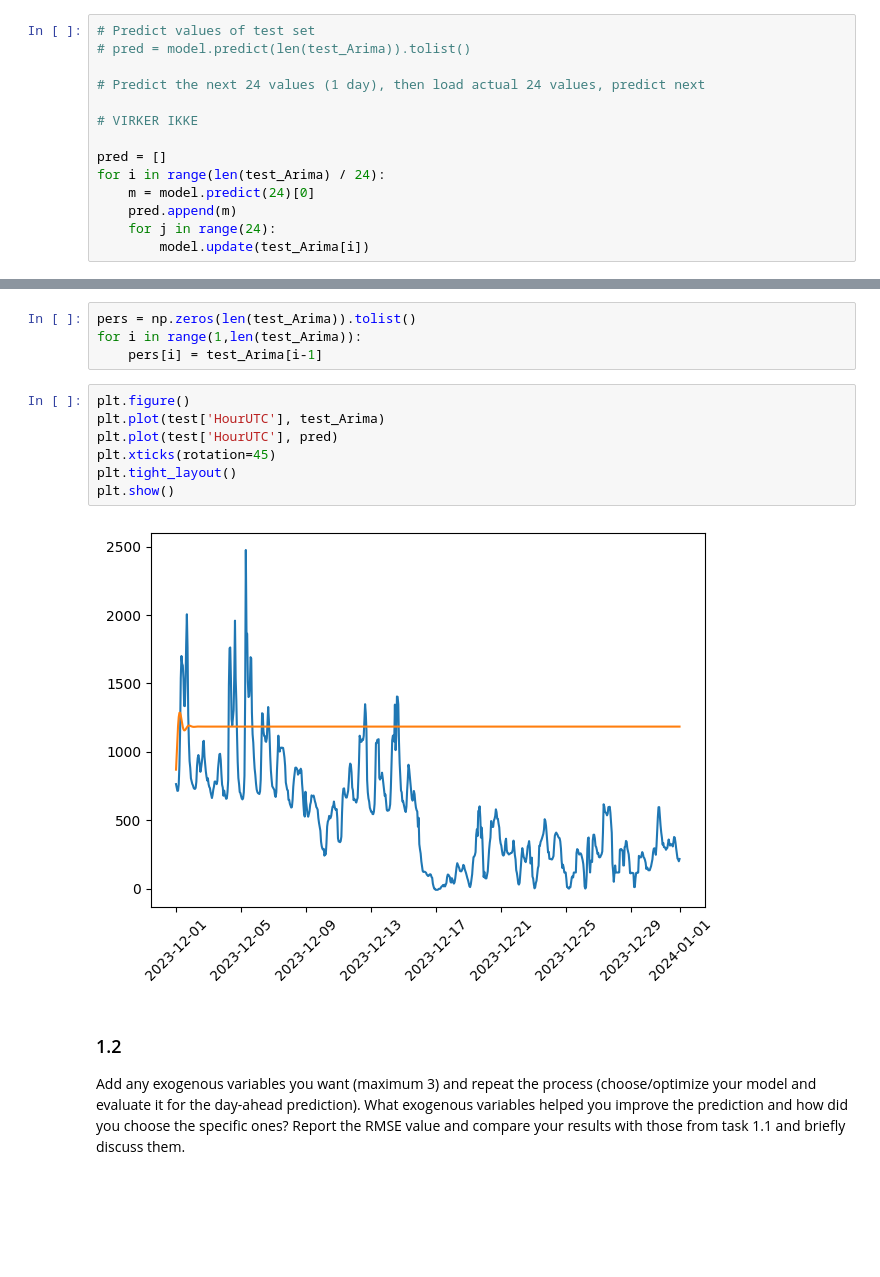
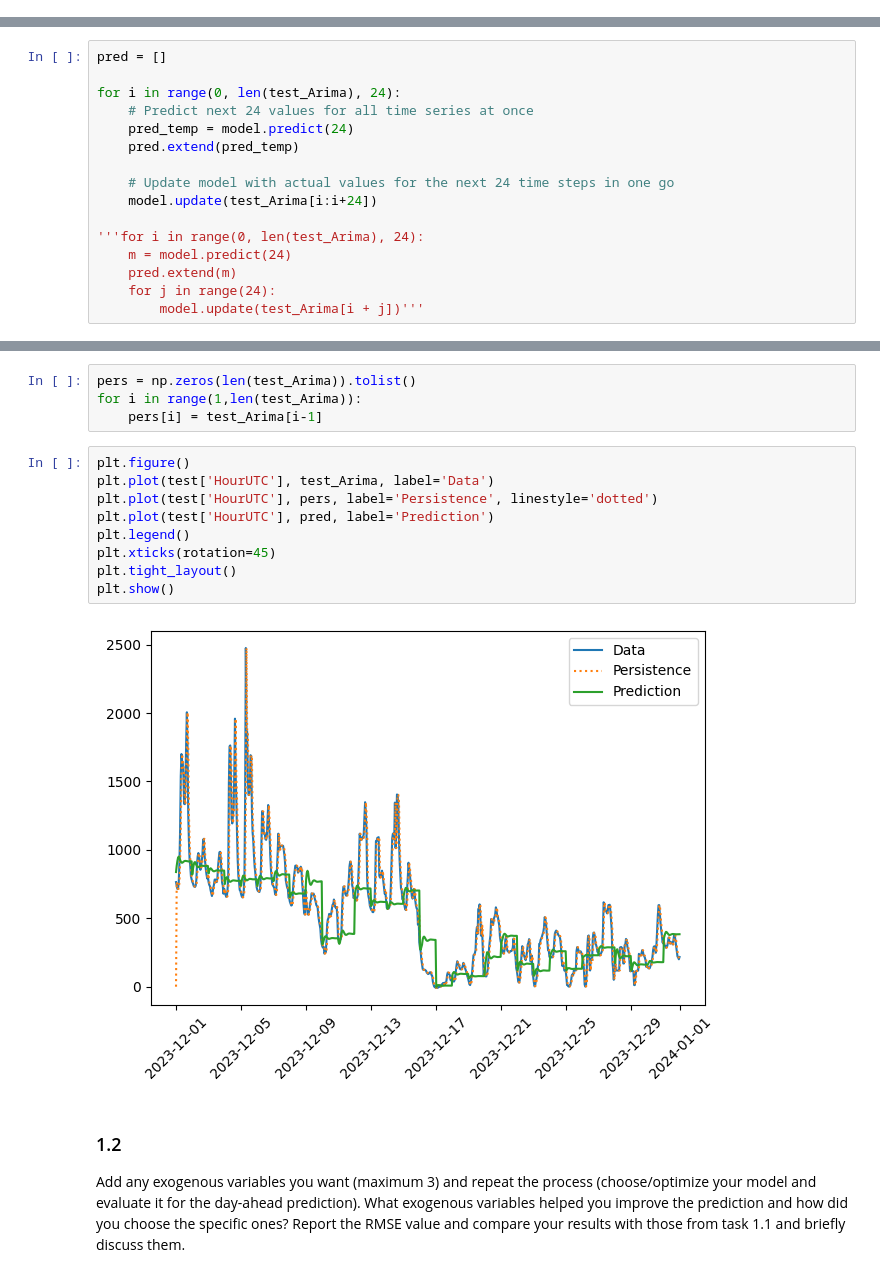
Before and after one commit to AnotherAtom/EnergyAnalytics_2, a Jupyter notebook: main.ipynb, the cells around one changed output, grey strips where cells are left out. Cells and saved outputs as stored; diff of their text form; blank space fills up the shorter version.

Commit message:
Fikset opg 1.1, er færdig nu, både med ARIMA og persistence

```diff
--- a/main.ipynb
+++ b/main.ipynb
@@ -109,14 +108,0 @@ Total fit time: 17.385 seconds
-# %%
-# Predict values of test set
-# pred = model.predict(len(test_Arima)).tolist()
-
-# Predict the next 24 values (1 day), then load actual 24 values, predict next
-
-# VIRKER IKKE
-
-pred = []
-for i in range(len(test_Arima) / 24):
-    m = model.predict(24)[0]
-    pred.append(m)
-    for j in range(24):
-        model.update(test_Arima[i])
@@ -124,0 +109,16 @@ TypeError: 'float' object cannot be interpreted as an integer
+# %%
+pred = []
+
+for i in range(0, len(test_Arima), 24):
+    # Predict next 24 values for all time series at once
+    pred_temp = model.predict(24)
+    pred.extend(pred_temp)
+
+    # Update model with actual values for the next 24 time steps in one go
+    model.update(test_Arima[i:i+24])
+
+'''for i in range(0, len(test_Arima), 24):
+    m = model.predict(24)
+    pred.extend(m)
+    for j in range(24):
+        model.update(test_Arima[i + j])'''
@@ -147,13 +149,15 @@ for i in range(1,len(test_Arima)):
     pers[i] = test_Arima[i-1]
 # %%
 plt.figure()
-plt.plot(test['HourUTC'], test_Arima)
-plt.plot(test['HourUTC'], pred)
+plt.plot(test['HourUTC'], test_Arima, label='Data')
+plt.plot(test['HourUTC'], pers, label='Persistence', linestyle='dotted')
+plt.plot(test['HourUTC'], pred, label='Prediction')
+plt.legend()
 plt.xticks(rotation=45)
 plt.tight_layout()
 plt.show()
 # %% [output]
-[figure, old version]
+[figure, new version]
 # %% [markdown]
 ### 1.2
 Add any exogenous variables you want (maximum 3) and repeat the process (choose/optimize
```
Also changed, not shown: parts of 6 cells of this notebook.
